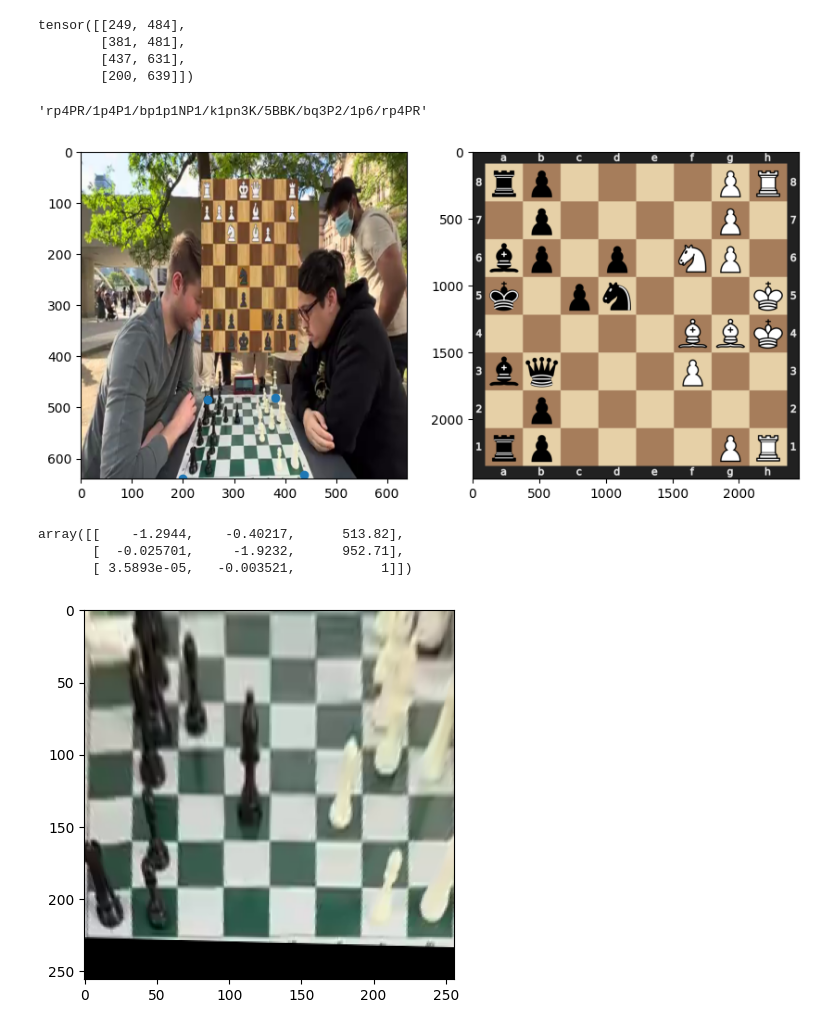
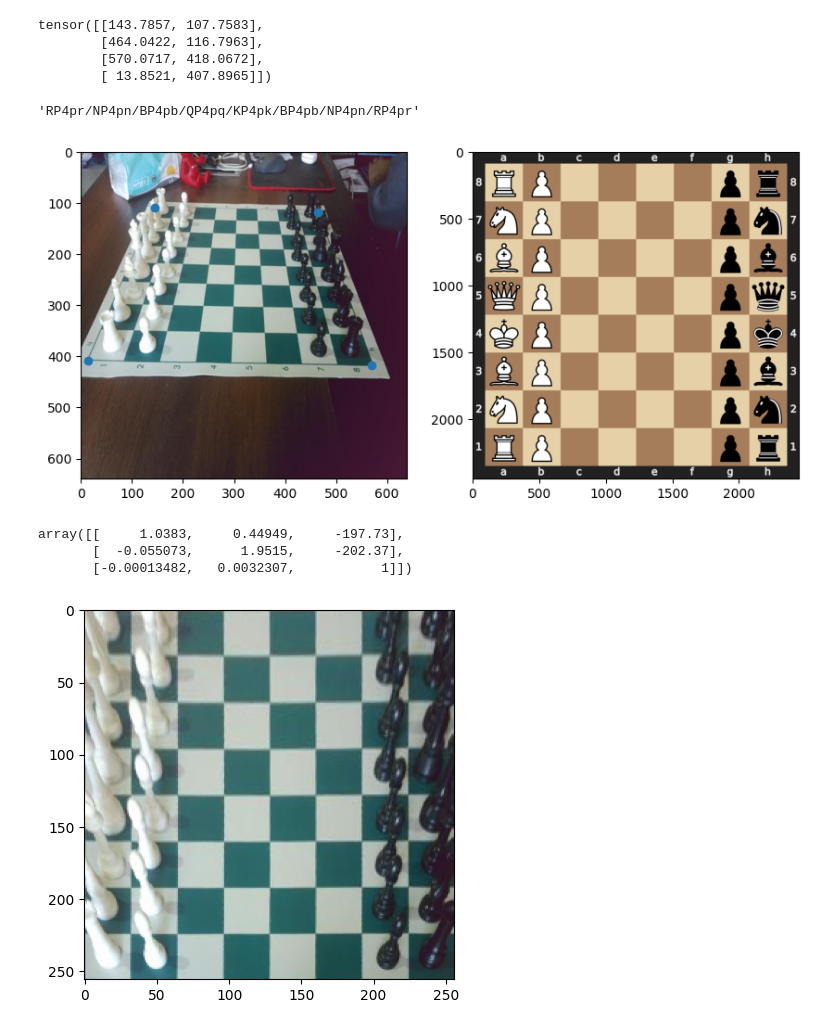
Before and after one commit to MostafaBelo/thesis_chess_lens, a Jupyter notebook: src/pipeline.ipynb, the cells around one changed output. Cells and saved outputs as stored; diff of their text form; code cells hidden in the pictures.

```diff
--- a/src/pipeline.ipynb
+++ b/src/pipeline.ipynb
@@ -30,7 +32,7 @@ importlib.reload(ChessLens);
 # img, y = ds[57]
 
 # img = ChessLens.ChessLensImage('/mnt/D/University/Thesis_Dataset/Temp/test.jpg', "cnn")
-img = ChessLens.ChessLensImage('/mnt/D/University/Thesis_Dataset/Online Videos/resized/frame2.png', "cnn")
+img = ChessLens.ChessLensImage('/mnt/D/University/Thesis_Dataset/Temp/photos2/photos/img_0.jpg', "cnn_onnx_static")
 # img = ChessLens.ChessLensImage("/mnt/D/University/Thesis_Dataset/Temp/photo_84.jpg", "cnn")
 # img = ChessLens.ChessLensImage("/mnt/D/University/Thesis_Dataset/Temp/video_2/video_14/testpic_88.jpg", "cnn")
 # img = ChessLens.ChessLensImage("/mnt/D/University/Thesis_Dataset/Dataset/Images/image_137.png", "cnn")
@@ -39,21 +41,21 @@ img = ChessLens.ChessLensImage('/mnt/D/University/Thesis_Dataset/Online Videos/r
 # %%
 quad, conf = img.detect_board()
 # img.recognize_clock()
-img.board_detection = torch.tensor([
-    [249,484],
-    [381,481],
-    [437,631],
-    [200,639],
-])
+# img.board_detection = torch.tensor([
+#     [249,484],
+#     [381,481],
+#     [437,631],
+#     [200,639],
+# ])
 img.recognize_pieces()
 img.save_fen_image()
 # %%
 img.board_detection
 # %% [output]
-tensor([[249, 484],
-        [381, 481],
-        [437, 631],
-        [200, 639]])
+tensor([[143.7857, 107.7583],
+        [464.0422, 116.7963],
+        [570.0717, 418.0672],
+        [ 13.8521, 407.8965]])
 # %%
 plt.figure(figsize=(10, 10))
 
@@ -64,14 +66,15 @@ plt.subplot(1,2,2)
 plt.imshow(plt.imread("out_fen.png"));
 img.fen
 # %% [output]
-'rp4PR/1p4P1/bp1p1NP1/k1pn3K/5BBK/bq3P2/1p6/rp4PR'
+'RP4pr/NP4pn/BP4pb/QP4pq/KP4pk/BP4pb/NP4pn/RP4pr'
-[figure, old version]
+[figure, new version]
 # %%
 warpped_img, M = img.warp()
 plt.imshow(warpped_img);
+Image.fromarray(warpped_img).save("occlusion_test.jpg")
 M
 # %% [output]
-array([[    -1.2944,    -0.40217,      513.82],
-       [  -0.025701,     -1.9232,      952.71],
-       [ 3.5893e-05,   -0.003521,           1]])
+array([[     1.0383,     0.44949,     -197.73],
+       [  -0.055073,      1.9515,     -202.37],
+       [-0.00013482,   0.0032307,           1]])
-[figure, old version]
+[figure, new version]
```
Also changed, not shown: parts of 1 cell of this notebook, 5 other files.
